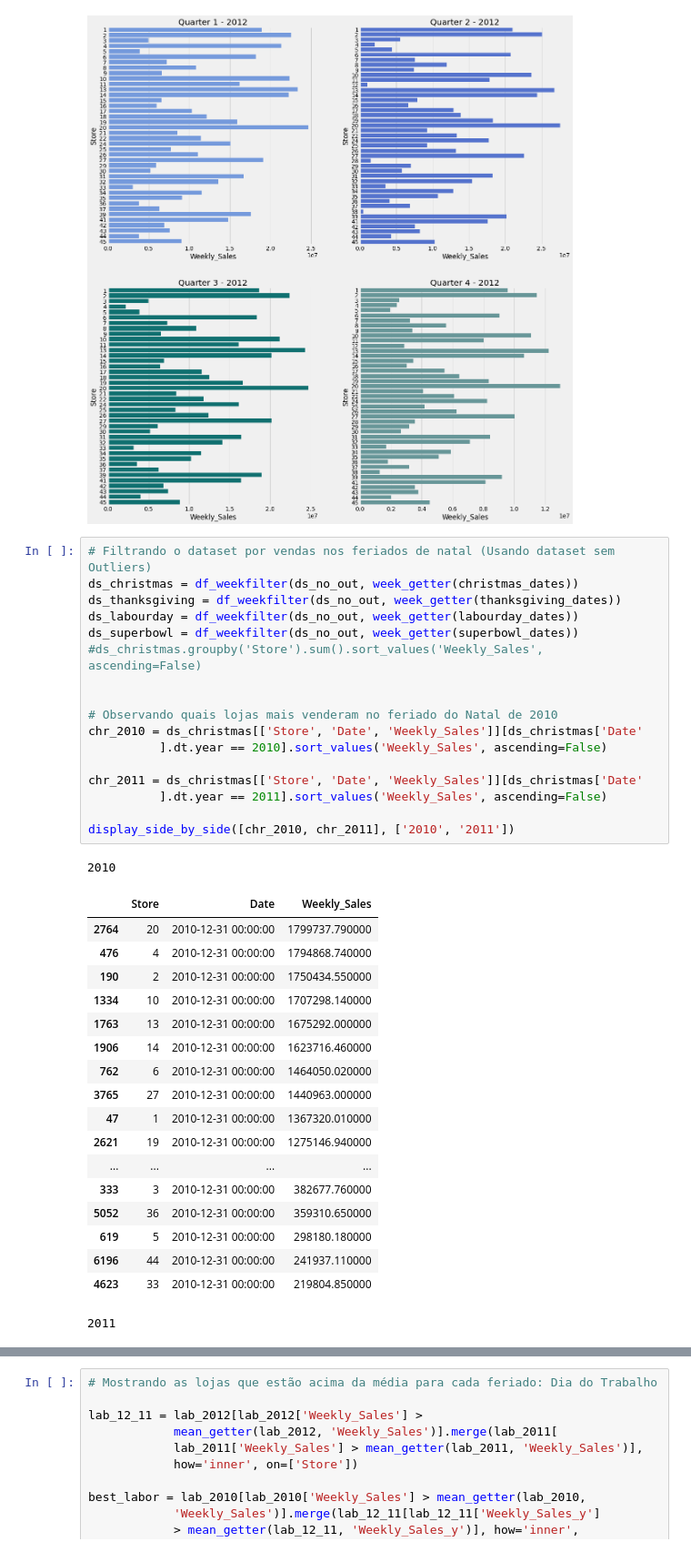
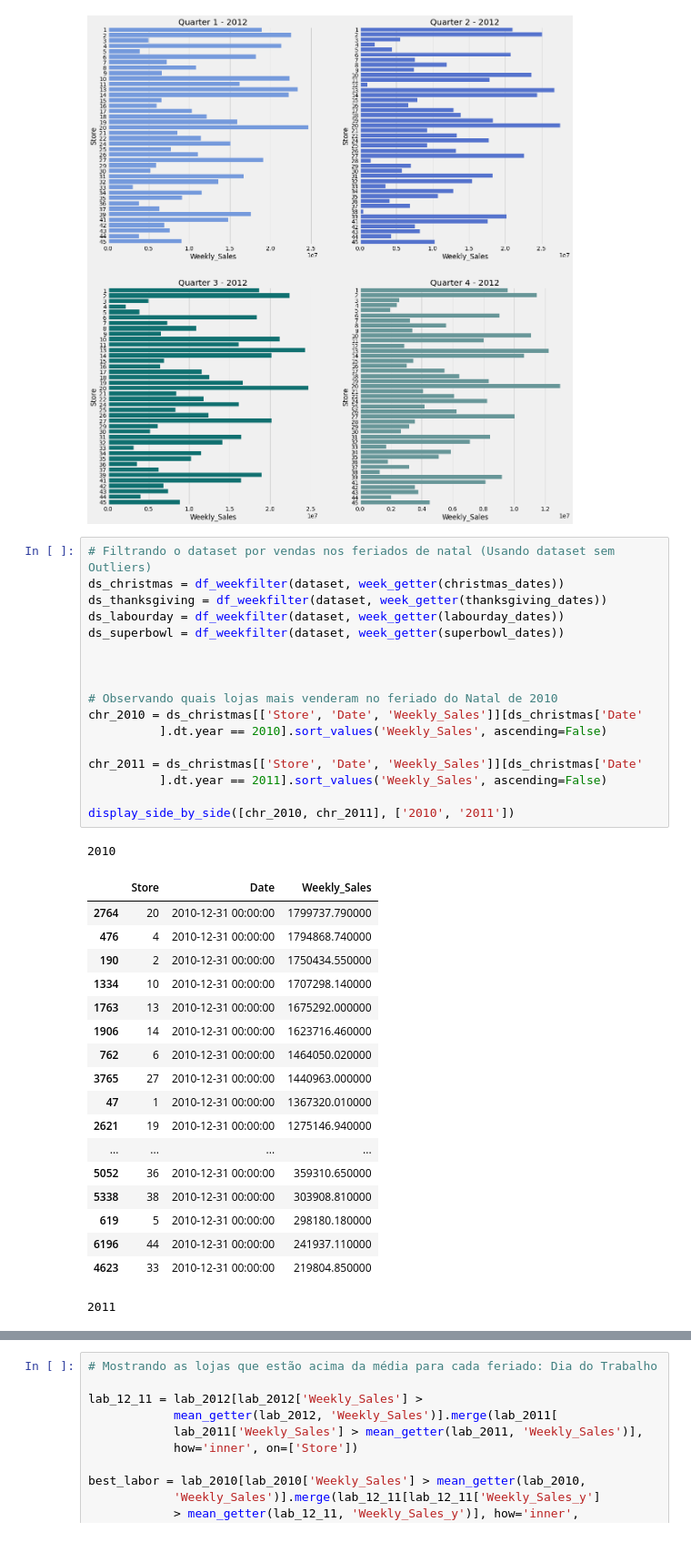
Before and after one commit to abakashi/dnc_deliverable2_walmart, a Jupyter notebook: Deliverable__2_mc_g1.ipynb, the cells around one changed output, grey strips where cells are left out. Shown: that part at 91% size. Cells and saved outputs as stored; diff of their text form.

Commit message:
Finalização da análise do dataset Walmart

```diff
--- a/Deliverable__2_mc_g1.ipynb
+++ b/Deliverable__2_mc_g1.ipynb
@@ -260,37 +260,37 @@ q_sale_wksl_plotter(ds_no_out, 2012)
 [figure]
 # %%
 # Filtrando o dataset por vendas nos feriados de natal (Usando dataset sem Outliers)
-ds_christmas = df_weekfilter(ds_no_out, week_getter(christmas_dates))
-ds_thanksgiving = df_weekfilter(ds_no_out, week_getter(thanksgiving_dates))
-ds_labourday = df_weekfilter(ds_no_out, week_getter(labourday_dates))
-ds_superbowl = df_weekfilter(ds_no_out, week_getter(superbowl_dates))
-#ds_christmas.groupby('Store').sum().sort_values('Weekly_Sales', ascending=False)
+ds_christmas = df_weekfilter(dataset, week_getter(christmas_dates))
+ds_thanksgiving = df_weekfilter(dataset, week_getter(thanksgiving_dates))
+ds_labourday = df_weekfilter(dataset, week_getter(labourday_dates))
+ds_superbowl = df_weekfilter(dataset, week_getter(superbowl_dates))
+
 
 
 # Observando quais lojas mais venderam no feriado do Natal de 2010
 chr_2010 = ds_christmas[['Store', 'Date', 'Weekly_Sales']][ds_christmas['Date'
           ].dt.year == 2010].sort_values('Weekly_Sales', ascending=False)
 
 chr_2011 = ds_christmas[['Store', 'Date', 'Weekly_Sales']][ds_christmas['Date'
           ].dt.year == 2011].sort_values('Weekly_Sales', ascending=False)
 
 display_side_by_side([chr_2010, chr_2011], ['2010', '2011'])
 # %% [output]
 2010
 |  | Store | Date | Weekly_Sales |
 | 2764 | 20 | 2010-12-31 00:00:00 | 1799737.790000 |
 | 476 | 4 | 2010-12-31 00:00:00 | 1794868.740000 |
 | 190 | 2 | 2010-12-31 00:00:00 | 1750434.550000 |
 | 1334 | 10 | 2010-12-31 00:00:00 | 1707298.140000 |
 | 1763 | 13 | 2010-12-31 00:00:00 | 1675292.000000 |
 | 1906 | 14 | 2010-12-31 00:00:00 | 1623716.460000 |
 | 762 | 6 | 2010-12-31 00:00:00 | 1464050.020000 |
 | 3765 | 27 | 2010-12-31 00:00:00 | 1440963.000000 |
 | 47 | 1 | 2010-12-31 00:00:00 | 1367320.010000 |
 | 2621 | 19 | 2010-12-31 00:00:00 | 1275146.940000 |
 | ... | ... | ... | ... |
-| 333 | 3 | 2010-12-31 00:00:00 | 382677.760000 |
 | 5052 | 36 | 2010-12-31 00:00:00 | 359310.650000 |
+| 5338 | 38 | 2010-12-31 00:00:00 | 303908.810000 |
 | 619 | 5 | 2010-12-31 00:00:00 | 298180.180000 |
 | 6196 | 44 | 2010-12-31 00:00:00 | 241937.110000 |
 | 4623 | 33 | 2010-12-31 00:00:00 | 219804.850000 |
```
Also changed, not shown: parts of 14 cells of this notebook.
